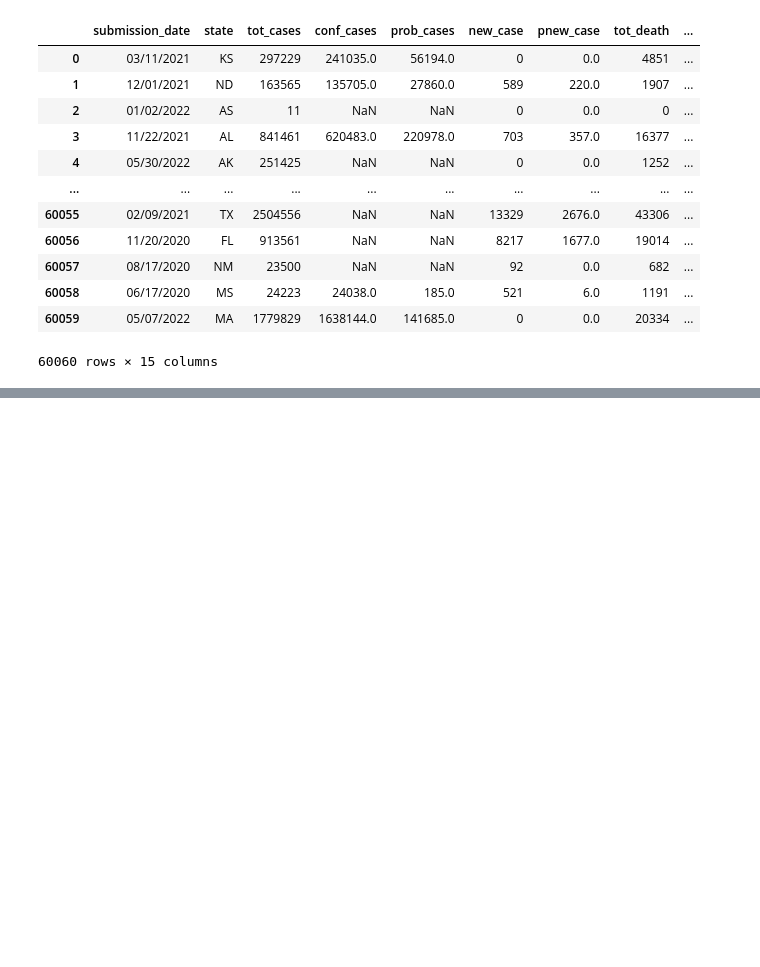
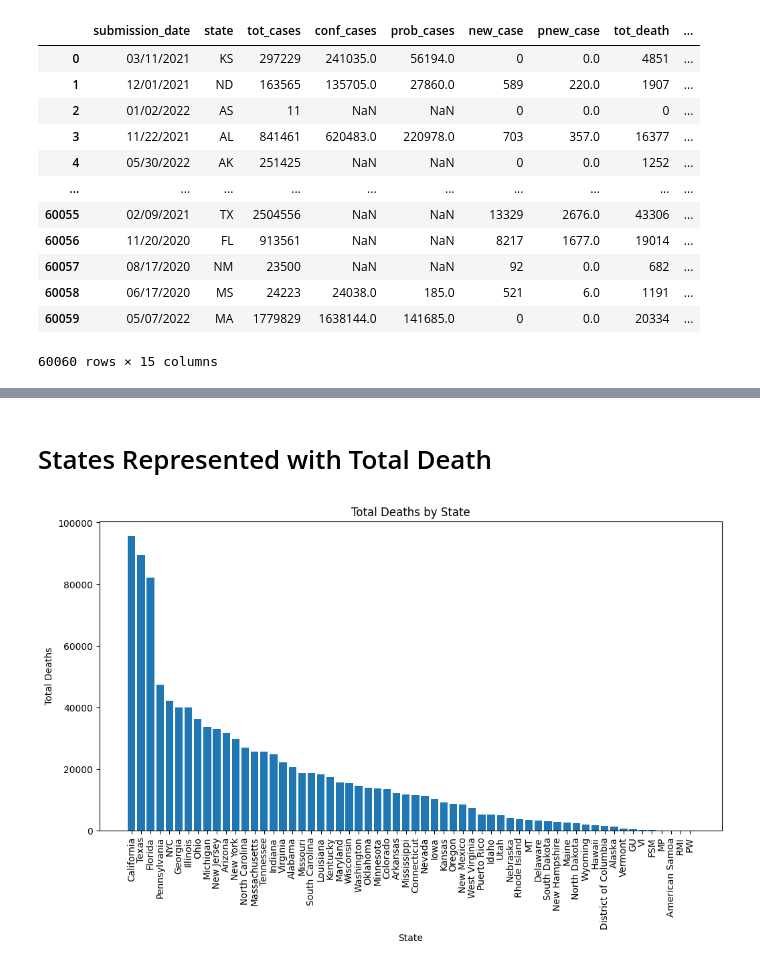
Before and after one commit to mikerasch/Covid19Analysis, a Jupyter notebook: Covid_Analysis.ipynb, the cells around one changed output, grey strips where cells are left out. Drawn from its saved outputs; the diff is of its cells as text; code cells hidden in the pictures; blank space fills up the shorter version.

Commit message:
Data visualization

```diff
--- a/Covid_Analysis.ipynb
+++ b/Covid_Analysis.ipynb
@@ -1,7 +1,9 @@
 # %%
 import pandas as pd
+import matplotlib.pyplot as plt
 stateDictionary = {
     "AL": "Alabama",
+    "AS": "American Samoa",
     "AK": "Alaska",
     "AZ": "Arizona",
     "AR": "Arkansas",
@@ -51,7 +53,8 @@ stateDictionary = {
     "WA": "Washington",
     "WV": "West Virginia",
     "WI": "Wisconsin",
-    "WY": "Wyoming"
+    "WY": "Wyoming",
+    "DC": "District of Columbia"
 }
 # %% [markdown]
 # Covid 19 Analysis
@@ -86,6 +90,7 @@ In order to represent the data in a more friendly manner, the tables will remain
 # %%
 covid_df = covid_df.fillna(0)
-covid_df = covid_df['state'].map(stateDictionary)
+covid_df['state'] = covid_df['state'].replace(stateDictionary)
+covid_df['submission_date'] = pd.to_datetime(covid_df['submission_date'])
 covid_df = covid_df.sort_values('submission_date')
 covid_df
 # %% [output]
@@ -92,0 +110,14 @@ ValueError: No axis named submission_date for object type Series
+# %% [markdown]
+# States Represented with Total Death
+# %%
+grouped_df = covid_df.groupby('state').agg({'new_death': 'sum'}).reset_index()
+grouped_df_sorted = grouped_df.sort_values('new_death', ascending=False)
+plt.figure(figsize=(12, 6))
+plt.bar(grouped_df_sorted['state'], grouped_df_sorted['new_death'])
+plt.xlabel('State')
+plt.ylabel('Total Deaths')
+plt.xticks(rotation=90)
+plt.title("Total Deaths by State")
+plt.show()
+# %% [output]
+[figure, added]
```
Also changed, not shown: parts of 4 cells of this notebook.
